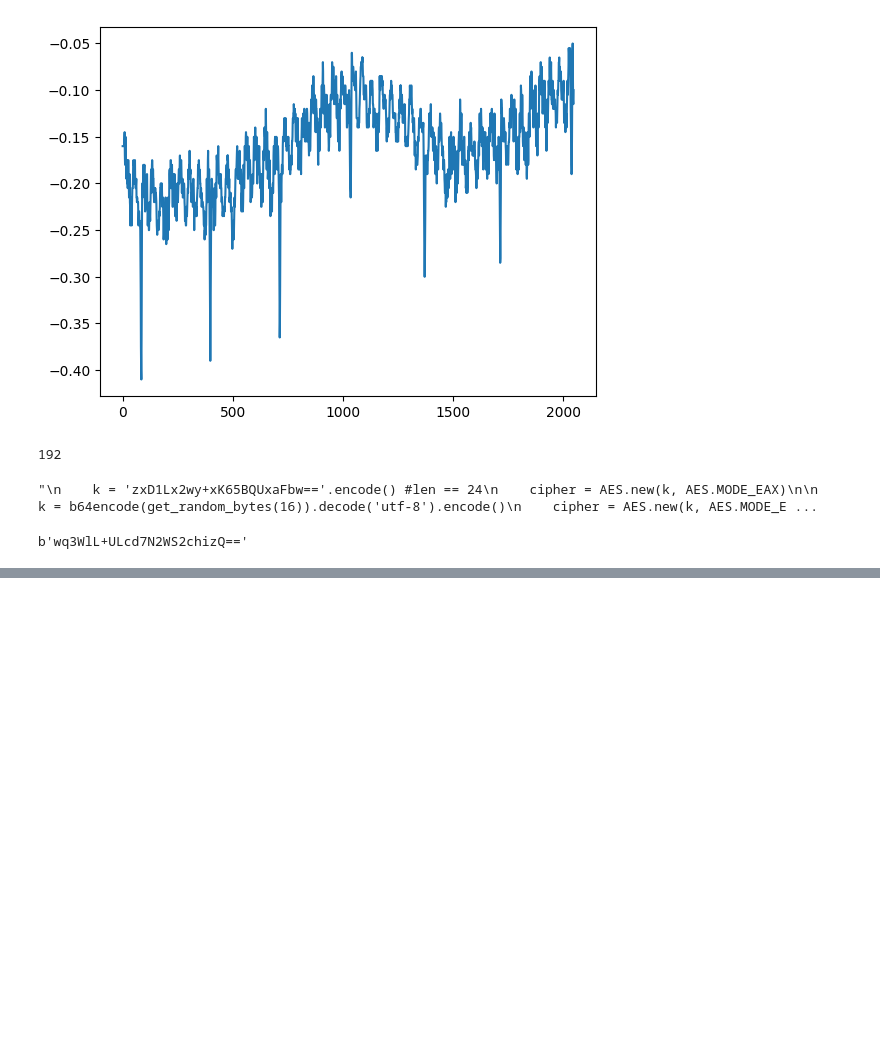
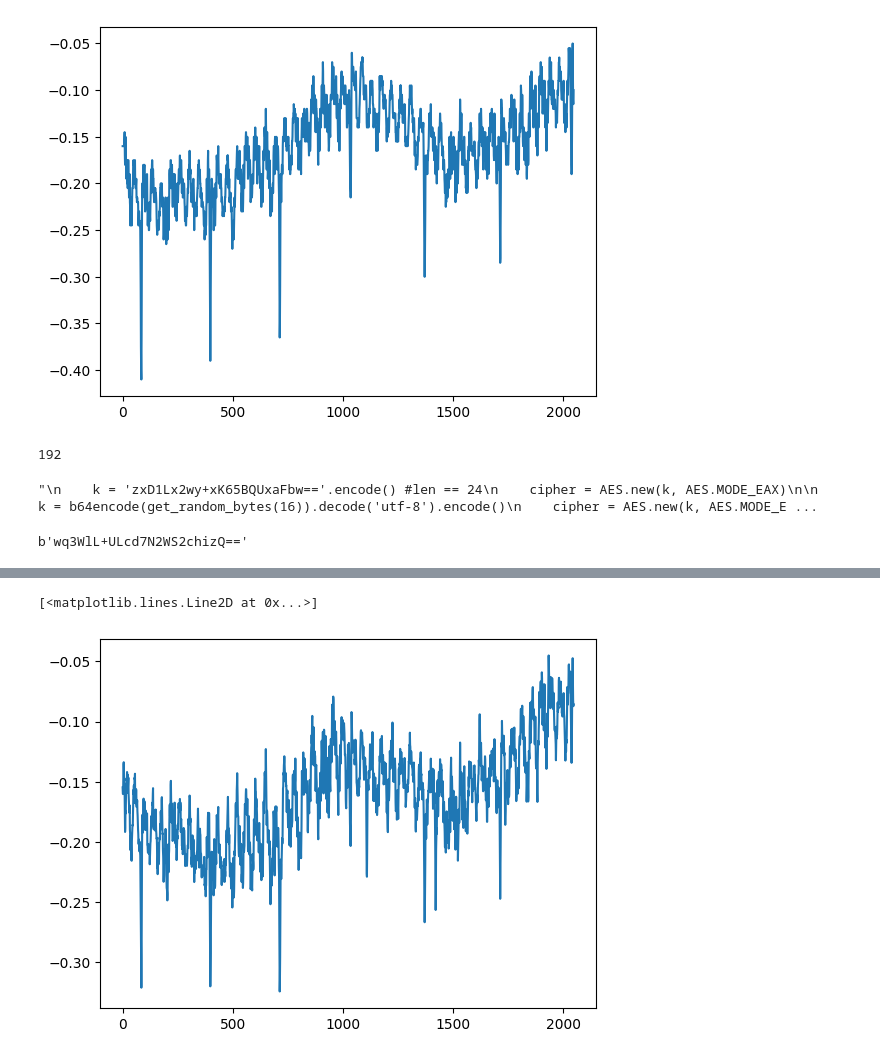
Before and after one commit to anirban21100/MIT-BIH, a Jupyter notebook: notebook4e79f032cc.ipynb, the cells around one changed output, grey strips where cells are left out. Drawn from its saved outputs; the diff is of its cells as text; code cells hidden in the pictures; blank space fills up the shorter version.

```diff
--- a/notebook4e79f032cc.ipynb
+++ b/notebook4e79f032cc.ipynb
@@ -211,3 +216,21 @@ def embed(li,temp_li,bits_li):
     coeff_li = ifwht([float(i) for i in coeff_li])
 
     return coeff_li
+# %%
+def plot_signal(arr_li,temp_li,bits_list):
+    coeff_li = embed(arr_li,temp_li,bits_list)
+
+    coeff_li= [i/10000 for i in coeff_li]
+
+    x_ = []
+
+    for i in range(len(coeff_li)):
+        x_.append(i)
+
+    return plt.plot(x_, coeff_li), coeff_li
+# %%
+plot, stego_signal = plot_signal(arr_li,temp_li,bits_list)
+plot
+# %% [output]
+[<matplotlib.lines.Line2D at 0x...>]
+[figure, added]
```
Also changed, not shown: parts of 8 cells of this notebook.
